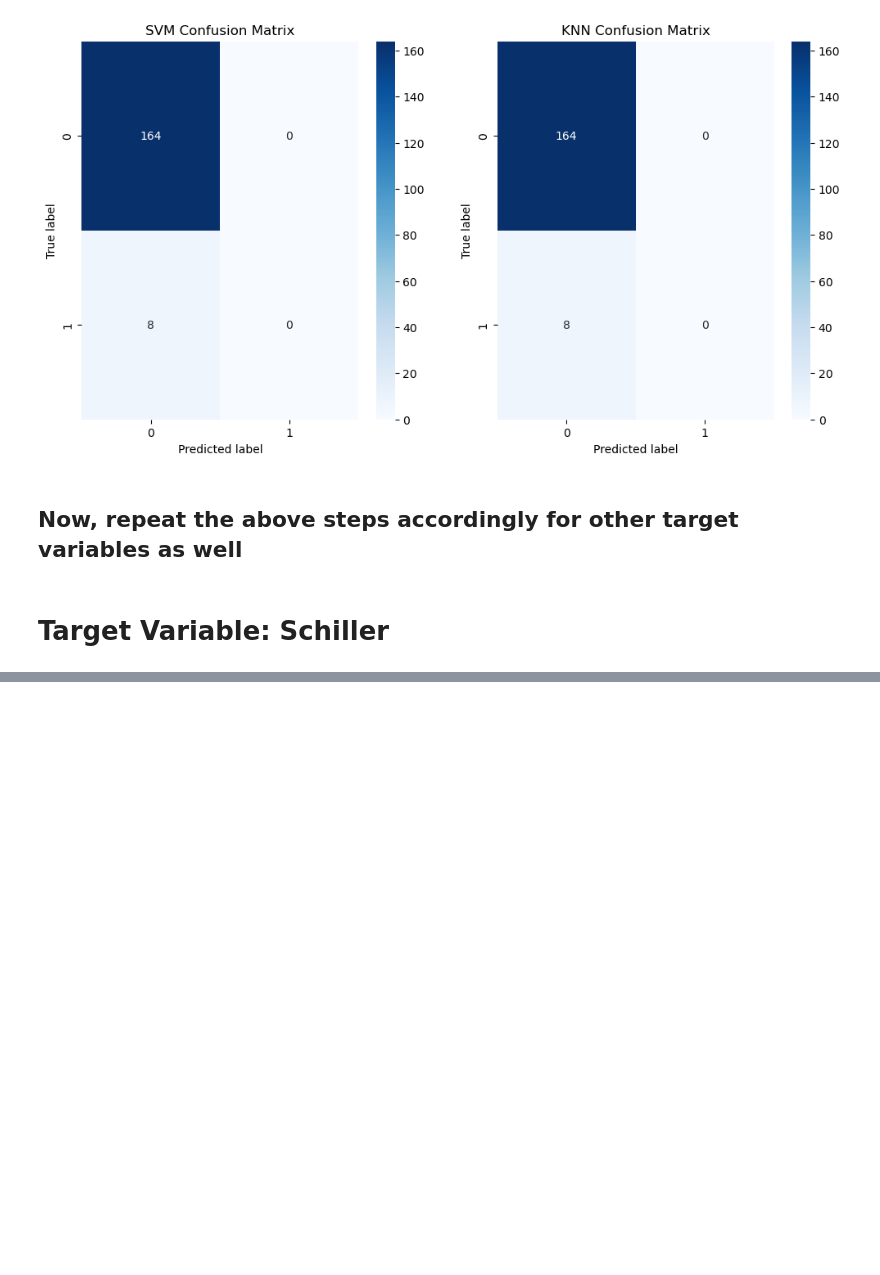
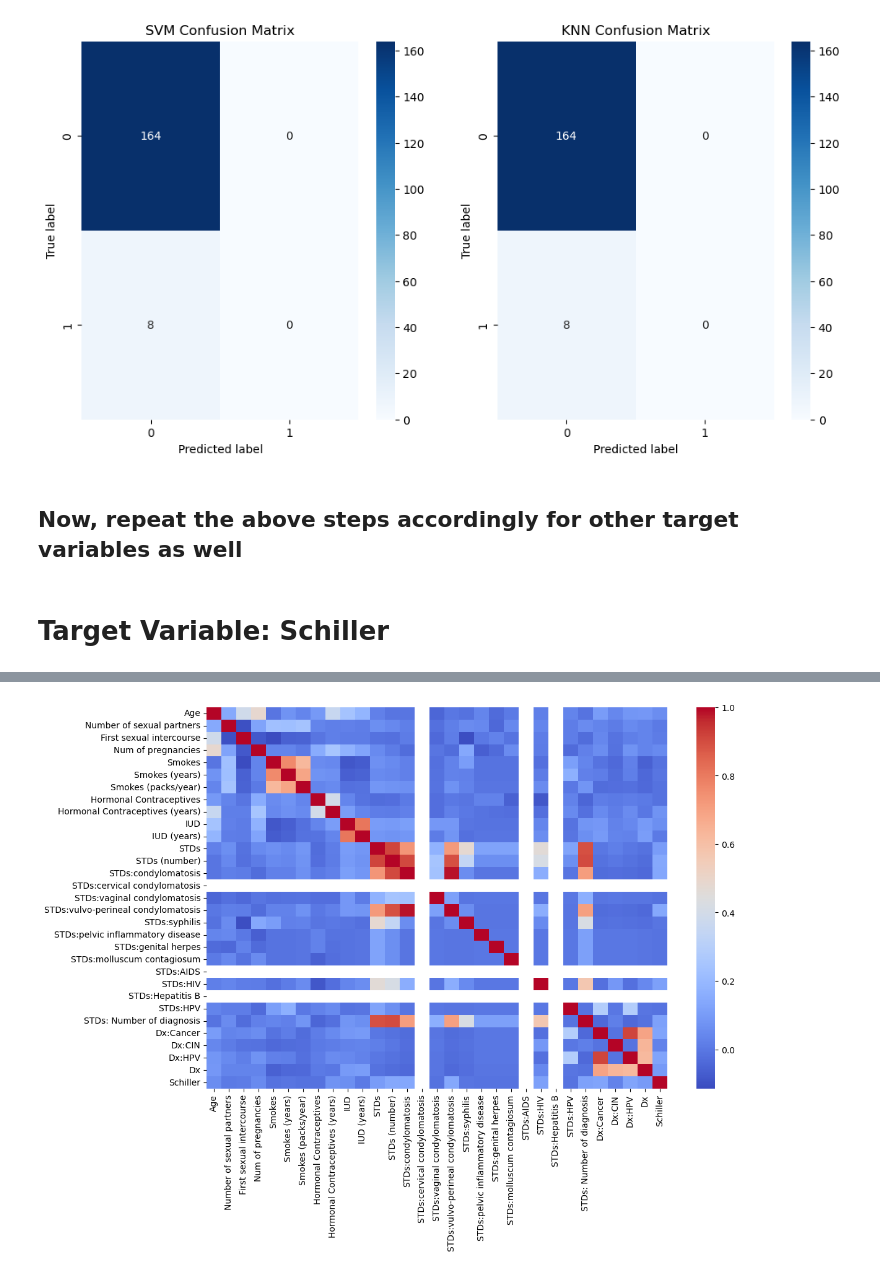
Before and after one commit to DanX069/Python-Assignment, a Jupyter notebook: python-assignment-cs253.ipynb, the cells around one changed output, grey strips where cells are left out. Drawn from its saved outputs; the diff is of its cells as text; code cells hidden in the pictures; blank space fills up the shorter version.

```diff
--- a/python-assignment-cs253.ipynb
+++ b/python-assignment-cs253.ipynb
@@ -606,0 +756,10 @@ Recall: 95.35%
+# %%
+# Compute correlation matrix
+correlation2_matrix = train2_scaled_df.corr()
+
+# Visualize the correlation matrix using a heatmap
+plt.figure(figsize=(12, 8))
+sns.heatmap(correlation2_matrix, cmap="coolwarm")
+plt.show()
+# %% [output]
+[figure, added]
```
Also changed, not shown: parts of 48 cells of this notebook.
